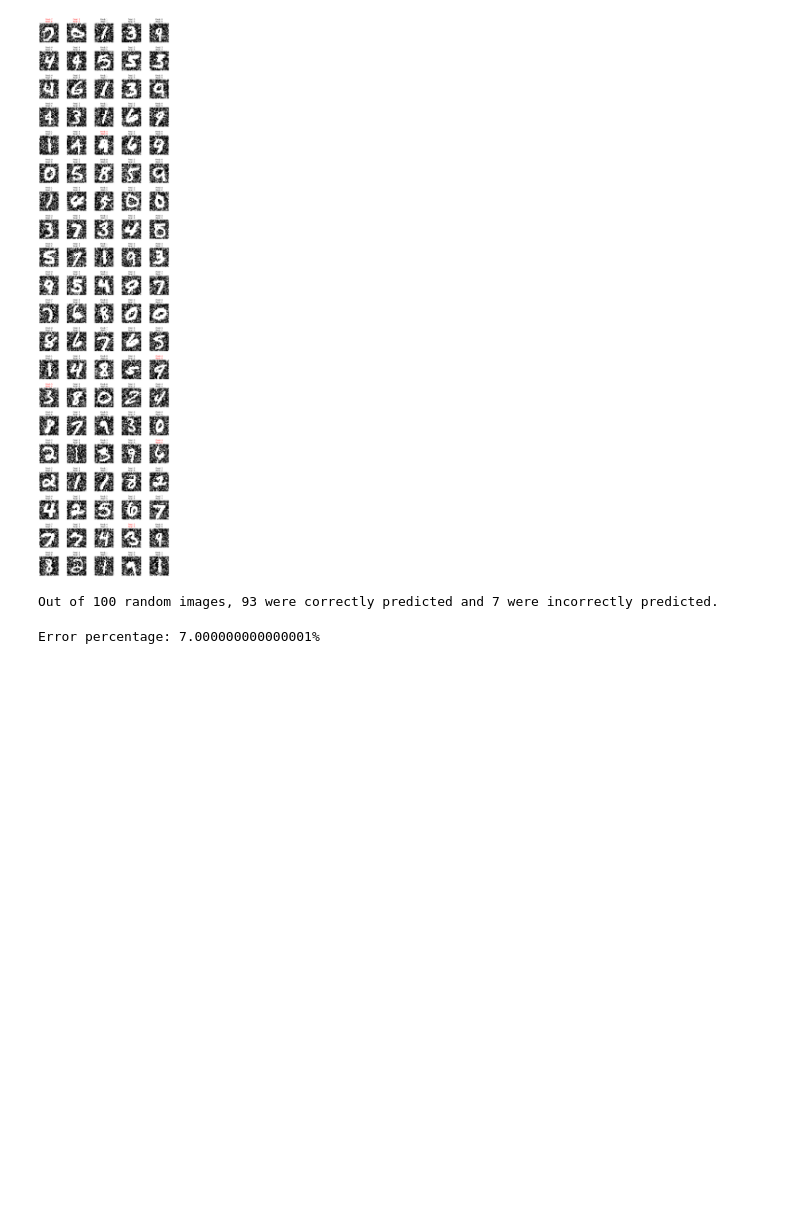
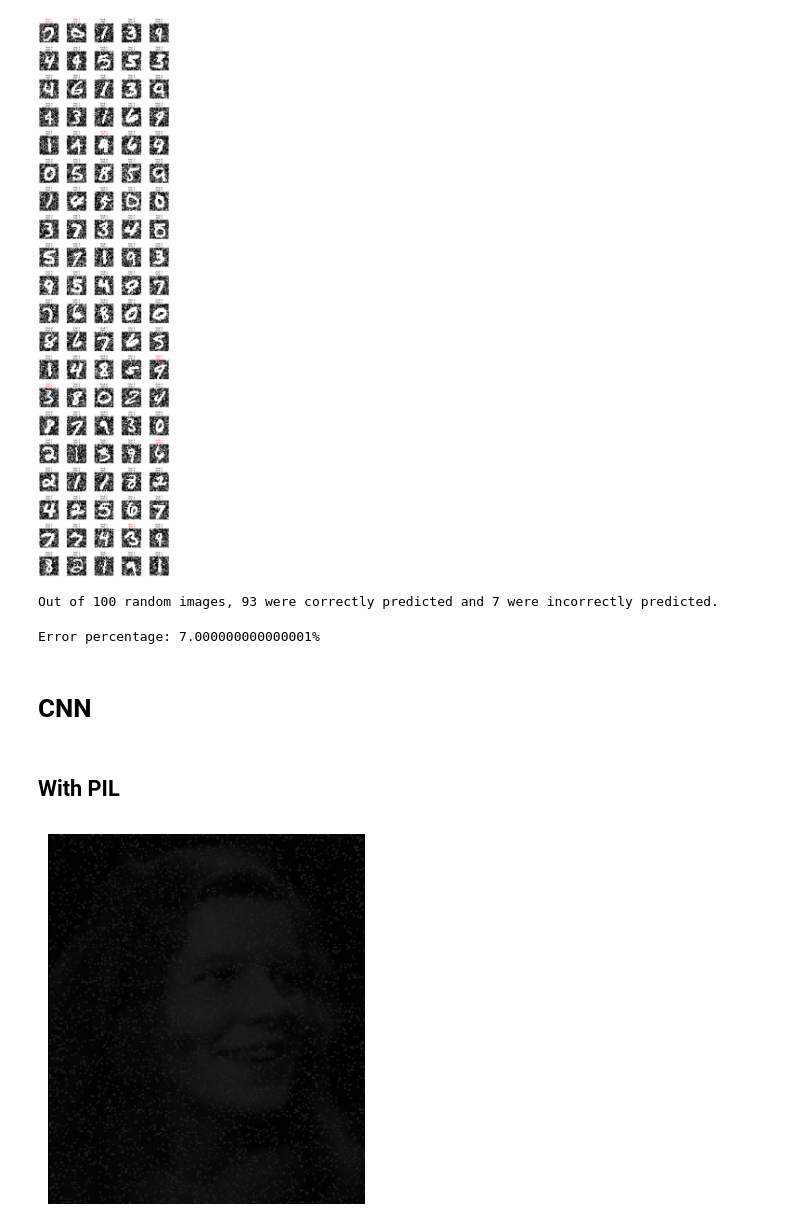
Before and after one commit to Ousoka/ANN_MNIST, a Jupyter notebook: mnist_ok.ipynb, the cells around one changed output. Cells and saved outputs as stored; diff of their text form; code cells hidden in the pictures; blank space fills up the shorter version.

```diff
--- a/mnist_ok.ipynb
+++ b/mnist_ok.ipynb
@@ -313,3 +313,27 @@ error_percentage = (incorrect_predictions / len(random_labels)) * 100
 print(f"Error percentage: {error_percentage}%")
 # %% [output]
 Error percentage: 7.000000000000001%
+# %% [markdown]
+# CNN
+# %% [markdown]
+## With PIL
+# %%
+#Import an image
+from PIL import Image
+import matplotlib.pyplot as plt
+import requests
+from io import BytesIO
+
+# Image URL
+url = 'https://github.com/Ousoka/ANN_MNIST/blob/b681c89c7e8c617b80517ae8ec5b1a8578babd60/WhatsApp%20Image%202025-04-22%20%C3%A0%2010.14.47_9efeafdf.jpg?raw=true'
+
+# Fetch the image content
+response = requests.get(url)
+img = Image.open(BytesIO(response.content))
+
+# Display the image
+plt.imshow(img)
+plt.axis('off')  # Optional: remove axes
+plt.show()
+# %% [output]
+[figure, added]
```
Also changed, not shown: parts of 6 cells of this notebook.
